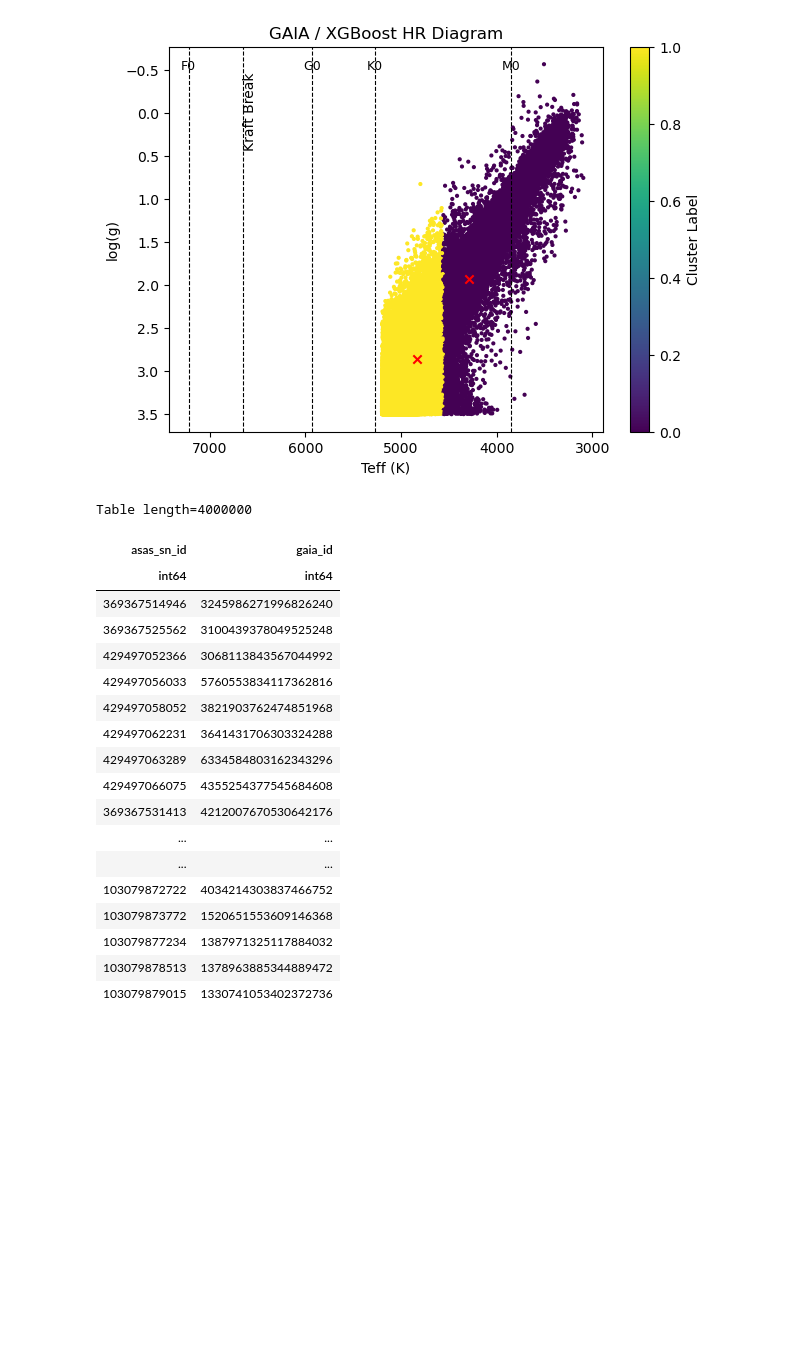
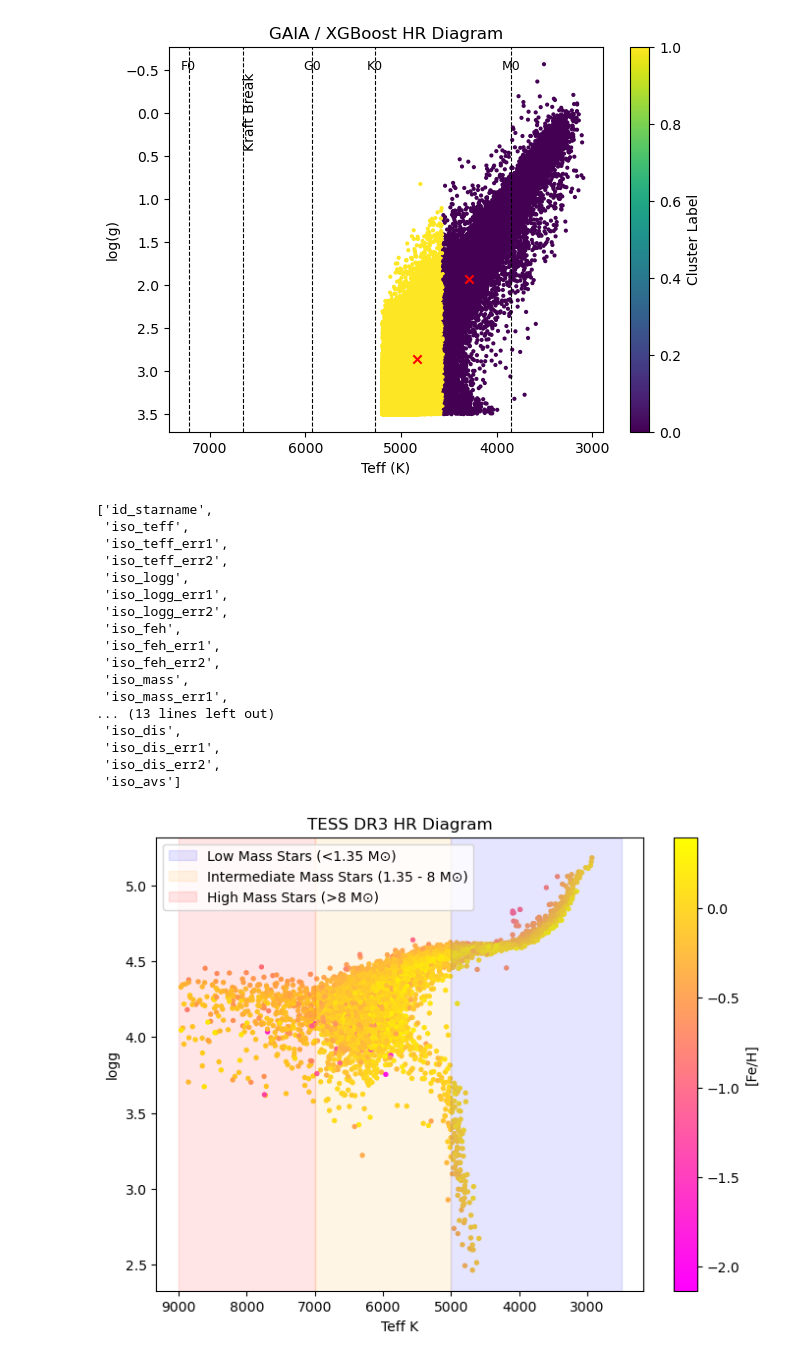
Before and after one commit to PK0207/geology_final_project, a Jupyter notebook: Gaia_sample.ipynb, the cells around one changed output. Saved outputs shown, nothing was run; the diff lists cells and outputs as text; code cells hidden in the pictures; blank space fills up the shorter version.

```diff
--- a/Gaia_sample.ipynb
+++ b/Gaia_sample.ipynb
@@ -377,25 +377,62 @@ plt.show()
 [figure]
 # %%
 #gaia?
-ugh = Table.read(".csv")
-ugh
+ugh = Table.read("GKTHCatalog_Table4.csv")
+ugh = ugh[ugh['iso_teff'] < 9000]
+ugh.colnames
 # %% [output]
-Table length=4000000
+['id_starname',
+ 'iso_teff',
+ 'iso_teff_err1',
+ 'iso_teff_err2',
+ 'iso_logg',
+ 'iso_logg_err1',
+ 'iso_logg_err2',
+ 'iso_feh',
+ 'iso_feh_err1',
+ 'iso_feh_err2',
+ 'iso_mass',
+ 'iso_mass_err1',
+... (13 lines left out)
+ 'iso_dis',
+ 'iso_dis_err1',
+ 'iso_dis_err2',
+ 'iso_avs']
-| asas_sn_id | gaia_id |
-| int64 | int64 |
-| 369367514946 | 3245986271996826240 |
-| 369367525562 | 3100439378049525248 |
-| 429497052366 | 3068113843567044992 |
-| 429497056033 | 5760553834117362816 |
-| 429497058052 | 3821903762474851968 |
-| 429497062231 | 3641431706303324288 |
-| 429497063289 | 6334584803162343296 |
-| 429497066075 | 4355254377545684608 |
-| 369367531413 | 4212007670530642176 |
-| ... | ... |
-| ... | ... |
-| 103079872722 | 4034214303837466752 |
-| 103079873772 | 1520651553609146368 |
-| 103079877234 | 1387971325117884032 |
-| 103079878513 | 1378963885344889472 |
-| 103079879015 | 1330741053402372736 |
+# %%
+plt.figure(figsize=(8, 6))
+
+
+sc = plt.scatter(ugh['iso_teff'], ugh['iso_logg'], c=ugh['iso_feh'], cmap='spring', s=8)
+plt.colorbar(sc, label='[Fe/H]')
+plt.gca().invert_xaxis()
+plt.xlabel('Teff K')
+plt.ylabel("logg")
+# plt.ylim(-100,50e4)
+plt.title("TESS DR3 HR Diagram")
+
+#Hr diagram markers
+teff = ugh['iso_teff']
+# Define mass boundaries (for example, in solar masses)
+low_mass = (teff < 6450)  # Low mass stars have lower Teff (this is a rough example)
+intermediate_mass = (teff >= 6550) & (teff < 7000)  # Intermediate mass
+high_mass = (teff >= 7000)  # High mass stars
+
+# Plot shaded regions for mass groups
+plt.axvspan(2500, 5000, color='blue', alpha=0.1, label='Low Mass Stars (<1.35 M⊙)')
+plt.axvspan(5000, 7000, color='orange', alpha=0.1, label='Intermediate Mass Stars (1.35 - 8 M⊙)')
+plt.axvspan(7000, 9000, color='red', alpha=0.1, label='High Mass Stars (>8 M⊙)')
+
+# # Annotating the regions (optional)
+# plt.annotate('Low Mass Stars', xy=(4500, 5), xytext=(4500, 4.7),
+#              arrowprops=dict(facecolor='blue', shrink=0.05), color='blue', fontsize=10)
+# plt.annotate('Intermediate Mass Stars', xy=(6000, 4), xytext=(6000, 4.2),
+#              arrowprops=dict(facecolor='orange', shrink=0.05), color='orange', fontsize=10)
+# plt.annotate('High Mass Stars', xy=(18000, -2), xytext=(18000, -2.2),
+#              arrowprops=dict(facecolor='red', shrink=0.05), color='red', fontsize=10)
+
+# Show the plot
+plt.legend()
+plt.savefig('tess_hrdiagram.png')
+plt.show()
+# %% [output]
+[figure, added]
```
Also changed, not shown: parts of 2 cells of this notebook, 2 other files.
